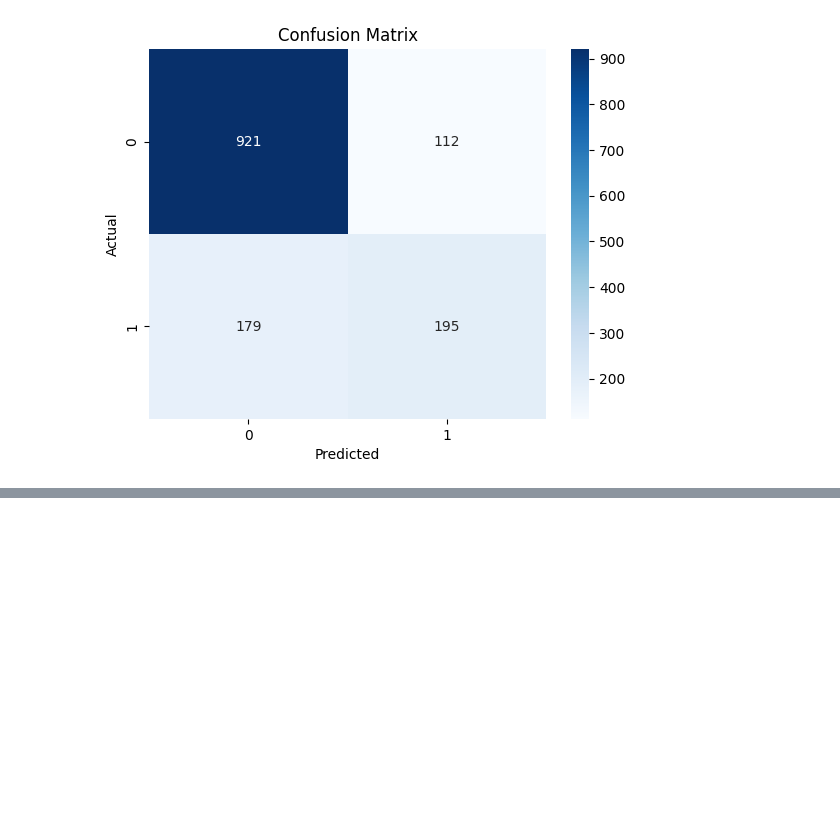
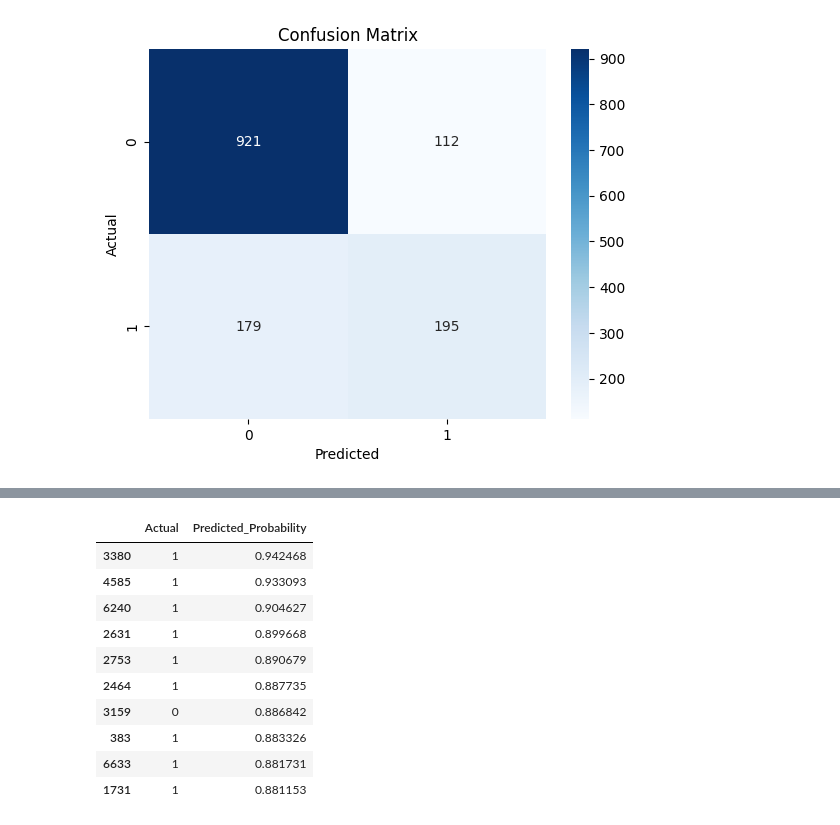
Before and after one commit to abdullah2511945/AI_Customer_Churn_Project, a Jupyter notebook: notebooks/churn_prediction.ipynb, the cells around one changed output, grey strips where cells are left out. Saved outputs shown, nothing was run; the diff lists cells and outputs as text; code cells hidden in the pictures; blank space fills up the shorter version.

```diff
--- a/notebooks/churn_prediction.ipynb
+++ b/notebooks/churn_prediction.ipynb
@@ -294,0 +210,9 @@ def preprocess_data(df):
+# %%
+probs = xgb_model.predict_proba(X_test)[:, 1]
+
+df_probs = pd.DataFrame({
+    "Actual": y_test,
+    "Predicted_Probability": probs
+})
+
+df_probs.head()
@@ -294,0 +226,14 @@ def preprocess_data(df):
+# %%
+df_probs.sort_values(by="Predicted_Probability", ascending=False).head(10)
+# %% [output]
+|  | Actual | Predicted_Probability |
+| 3380 | 1 | 0.942468 |
+| 4585 | 1 | 0.933093 |
+| 6240 | 1 | 0.904627 |
+| 2631 | 1 | 0.899668 |
+| 2753 | 1 | 0.890679 |
+| 2464 | 1 | 0.887735 |
+| 3159 | 0 | 0.886842 |
+| 383 | 1 | 0.883326 |
+| 6633 | 1 | 0.881731 |
+| 1731 | 1 | 0.881153 |
```
Also changed, not shown: parts of 25 cells of this notebook, 3 other files.
